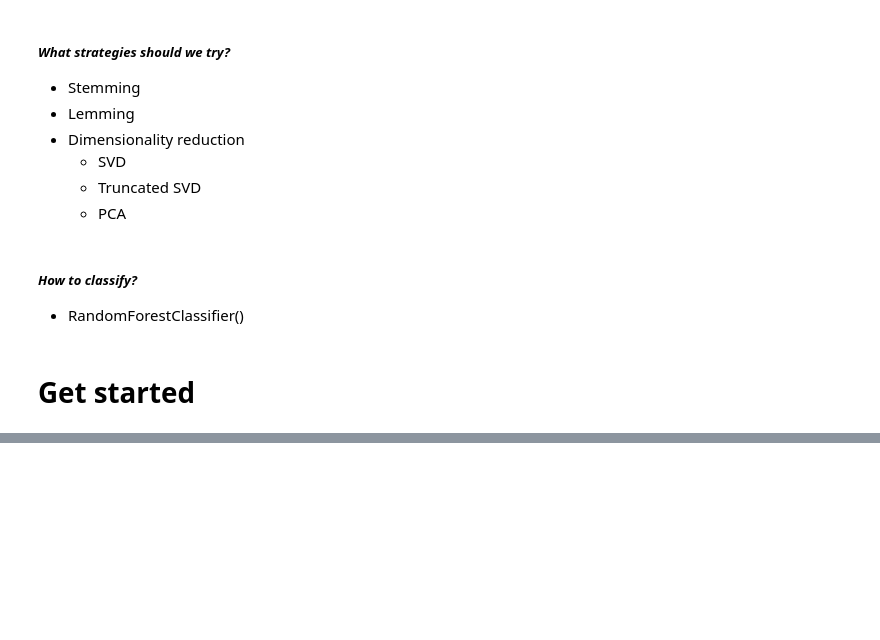
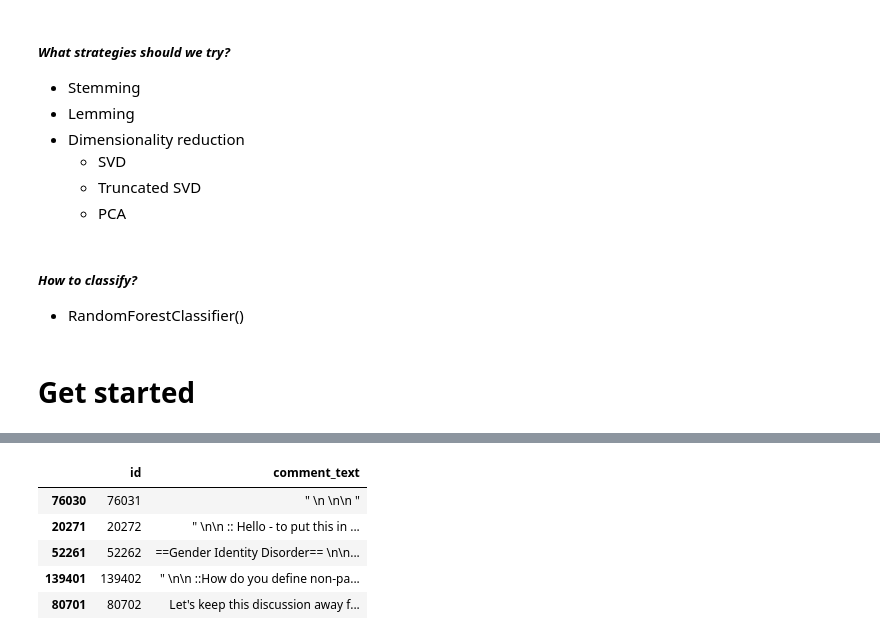
Before and after one commit to AkeemSemperDataScience/3950-project-1-vector-s-vengeful-vectors, a Jupyter notebook: START_Proj_1.ipynb, the cells around one changed output, grey strips where cells are left out. Drawn from its saved outputs; the diff is of its cells as text; code cells hidden in the pictures; blank space fills up the shorter version.

```diff
--- a/START_Proj_1.ipynb
+++ b/START_Proj_1.ipynb
@@ -197,0 +162,12 @@ The grading for this is split between accuracy and well written code:
+# %%
+# Load data
+
+test_df = pd.read_csv(f_path_2)
+test_df.sample(5)
+# %% [output]
+|  | id | comment_text |
+| 76030 | 76031 | " \n \n\n " |
+| 20271 | 20272 | " \n\n :: Hello - to put this in ... |
+| 52261 | 52262 | ==Gender Identity Disorder== \n\n... |
+| 139401 | 139402 | " \n\n ::How do you define non-pa... |
+| 80701 | 80702 | Let's keep this discussion away f... |
```
Also changed, not shown: parts of 24 cells of this notebook.
